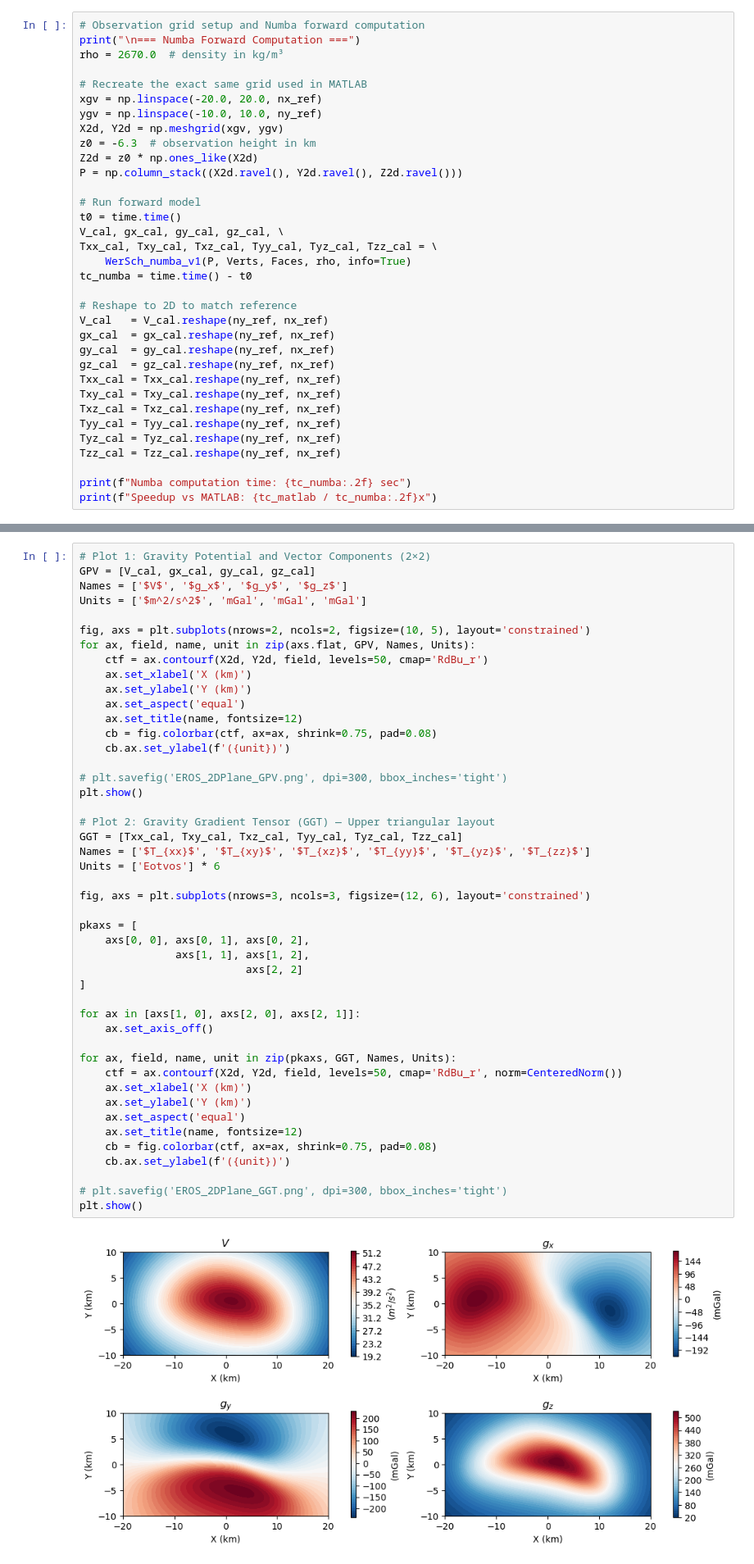
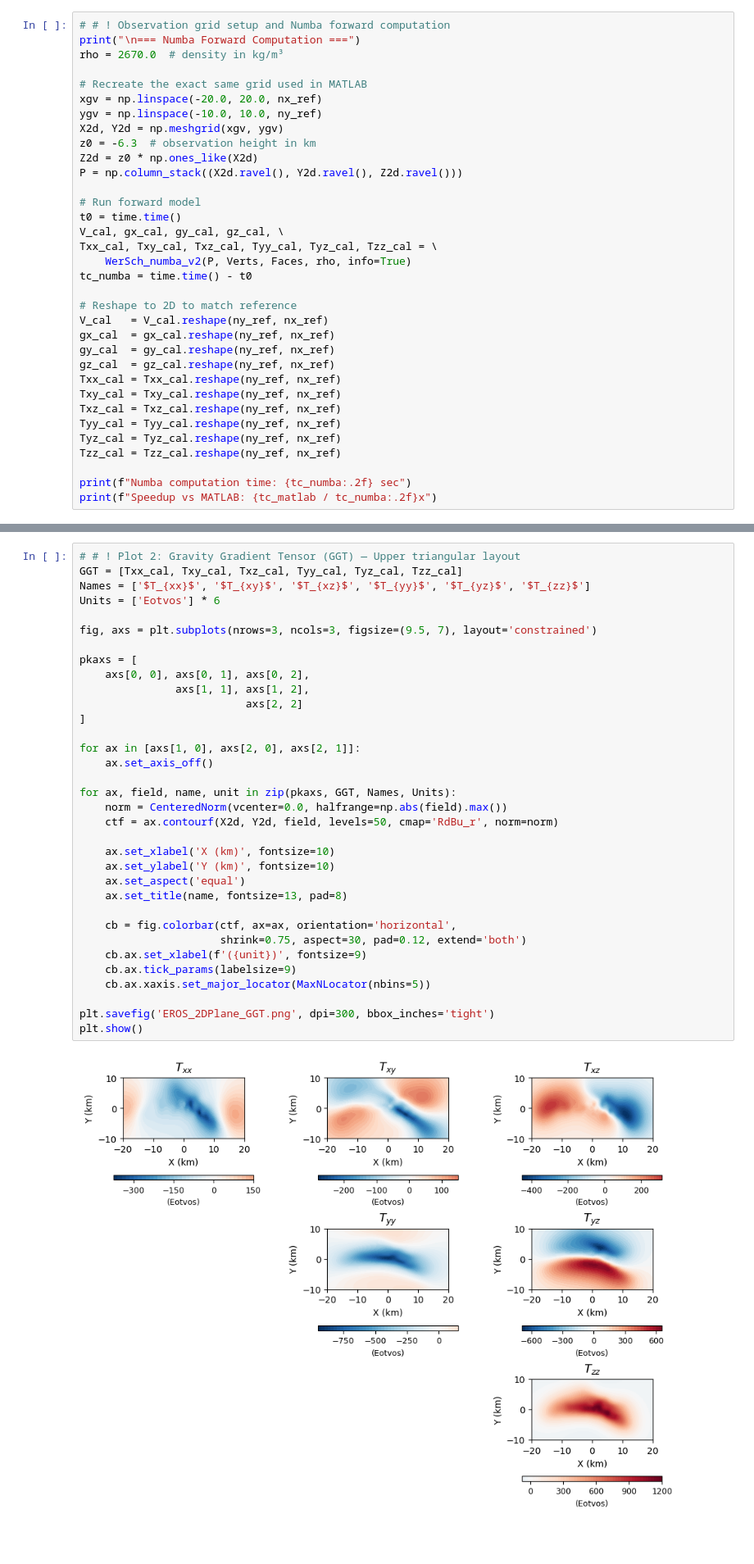
Before and after one commit to LeyuanWu/VecWerSch, a Jupyter notebook: ex_EROS_2DPlane.ipynb, the cells around one changed output, grey strips where cells are left out. Shown at 82% size. Cells and saved outputs as stored; diff of their text form; blank space fills up the shorter version.

```diff
--- a/ex_EROS_2DPlane.ipynb
+++ b/ex_EROS_2DPlane.ipynb
@@ -67,7 +68,7 @@ print(f"MATLAB computation time: {tc_matlab:.2f} sec")
 Observation grid size: 401 x 201 = 80601 points
 MATLAB computation time: 297.00 sec
 # %%
-# Observation grid setup and Numba forward computation
+# # ! Observation grid setup and Numba forward computation
 print("\n=== Numba Forward Computation ===")
 rho = 2670.0  # density in kg/m³
 
@@ -83,7 +84,7 @@ P = np.column_stack((X2d.ravel(), Y2d.ravel(), Z2d.ravel()))
 t0 = time.time()
 V_cal, gx_cal, gy_cal, gz_cal, \
 Txx_cal, Txy_cal, Txz_cal, Tyy_cal, Tyz_cal, Tzz_cal = \
-    WerSch_numba_v1(P, Verts, Faces, rho, info=True)
+    WerSch_numba_v2(P, Verts, Faces, rho, info=True)
 tc_numba = time.time() - t0
 
 # Reshape to 2D to match reference
@@ -162,48 +187,36 @@ Tzz  -0.000000000005   0.000000000004  -0.000000000000   0.000000000001
 # %%
-# Plot 1: Gravity Potential and Vector Components (2×2)
-GPV = [V_cal, gx_cal, gy_cal, gz_cal]
-Names = ['$V$', '$g_x$', '$g_y$', '$g_z$']
-Units = ['$m^2/s^2$', 'mGal', 'mGal', 'mGal']
-
-fig, axs = plt.subplots(nrows=2, ncols=2, figsize=(10, 5), layout='constrained')
-for ax, field, name, unit in zip(axs.flat, GPV, Names, Units):
-    ctf = ax.contourf(X2d, Y2d, field, levels=50, cmap='RdBu_r')
-    ax.set_xlabel('X (km)')
-    ax.set_ylabel('Y (km)')
-    ax.set_aspect('equal')
-    ax.set_title(name, fontsize=12)
-    cb = fig.colorbar(ctf, ax=ax, shrink=0.75, pad=0.08)
-    cb.ax.set_ylabel(f'({unit})')
-
-# plt.savefig('EROS_2DPlane_GPV.png', dpi=300, bbox_inches='tight')
-plt.show()
-
-# Plot 2: Gravity Gradient Tensor (GGT) — Upper triangular layout
+# # ! Plot 2: Gravity Gradient Tensor (GGT) — Upper triangular layout
 GGT = [Txx_cal, Txy_cal, Txz_cal, Tyy_cal, Tyz_cal, Tzz_cal]
 Names = ['$T_{xx}$', '$T_{xy}$', '$T_{xz}$', '$T_{yy}$', '$T_{yz}$', '$T_{zz}$']
 Units = ['Eotvos'] * 6
 
-fig, axs = plt.subplots(nrows=3, ncols=3, figsize=(12, 6), layout='constrained')
+fig, axs = plt.subplots(nrows=3, ncols=3, figsize=(9.5, 7), layout='constrained')
 
 pkaxs = [
     axs[0, 0], axs[0, 1], axs[0, 2],
                axs[1, 1], axs[1, 2],
                           axs[2, 2]
 ]
 
 for ax in [axs[1, 0], axs[2, 0], axs[2, 1]]:
     ax.set_axis_off()
 
 for ax, field, name, unit in zip(pkaxs, GGT, Names, Units):
-    ctf = ax.contourf(X2d, Y2d, field, levels=50, cmap='RdBu_r', norm=CenteredNorm())
-    ax.set_xlabel('X (km)')
-    ax.set_ylabel('Y (km)')
+    norm = CenteredNorm(vcenter=0.0, halfrange=np.abs(field).max())
+    ctf = ax.contourf(X2d, Y2d, field, levels=50, cmap='RdBu_r', norm=norm)
+
+    ax.set_xlabel('X (km)', fontsize=10)
+    ax.set_ylabel('Y (km)', fontsize=10)
     ax.set_aspect('equal')
-    ax.set_title(name, fontsize=12)
-    cb = fig.colorbar(ctf, ax=ax, shrink=0.75, pad=0.08)
-    cb.ax.set_ylabel(f'({unit})')
+    ax.set_title(name, fontsize=13, pad=8)
 
-# plt.savefig('EROS_2DPlane_GGT.png', dpi=300, bbox_inches='tight')
+    cb = fig.colorbar(ctf, ax=ax, orientation='horizontal',
+                      shrink=0.75, aspect=30, pad=0.12, extend='both')
+    cb.ax.set_xlabel(f'({unit})', fontsize=9)
+    cb.ax.tick_params(labelsize=9)
+    cb.ax.xaxis.set_major_locator(MaxNLocator(nbins=5))
+
+plt.savefig('EROS_2DPlane_GGT.png', dpi=300, bbox_inches='tight')
 plt.show()
 # %% [output]
-[figure, old version]
+[figure, new version]
```
Also changed, not shown: parts of 13 cells of this notebook, 10 other files.
